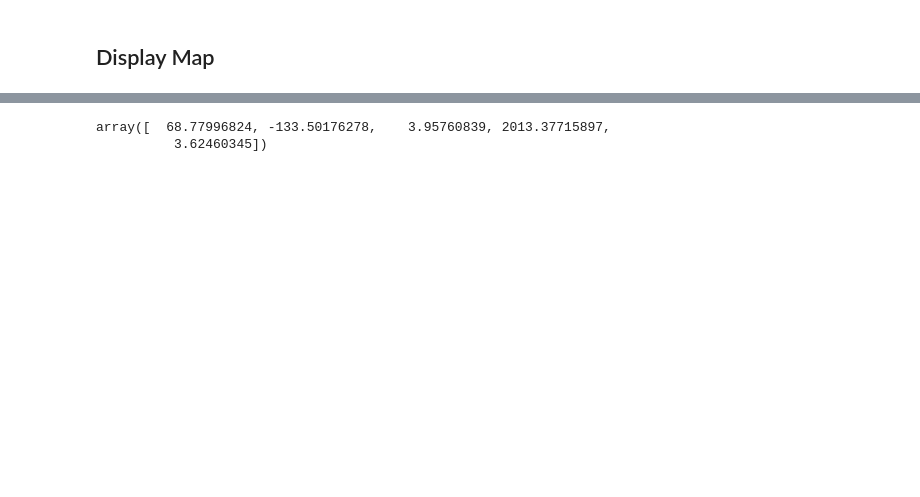
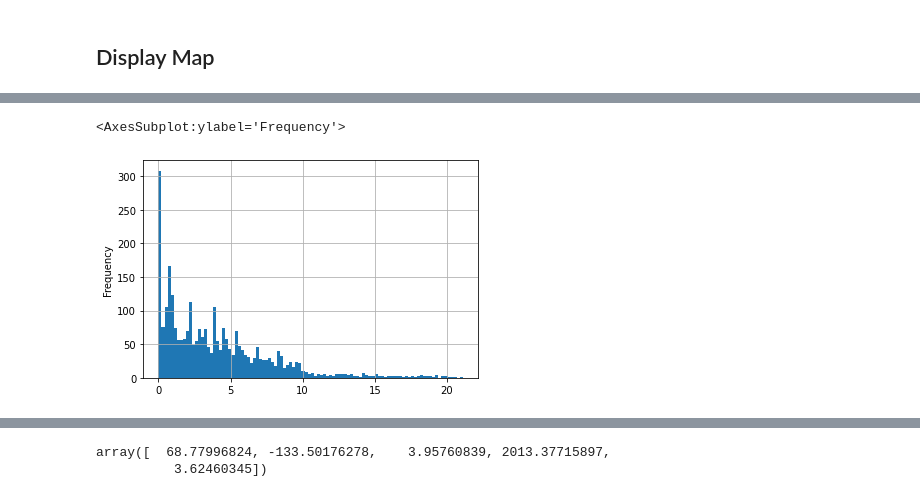
Before and after one commit to bqianz/film, a Jupyter notebook: mlpfilm_ice.ipynb, the cells around one changed output, grey strips where cells are left out. Saved outputs shown, nothing was run; the diff lists cells and outputs as text; code cells hidden in the pictures; blank space fills up the shorter version.

```diff
--- a/mlpfilm_ice.ipynb
+++ b/mlpfilm_ice.ipynb
@@ -800,3 +796,8 @@ print(df.depth.min())
+# %%
+df.depth.plot.hist(grid=True, bins = 100)
+# %% [output]
+<AxesSubplot:ylabel='Frequency'>
+[figure, added]
 # %%
 latitude_max = 69.5
 latitude_min = 68.3
```
Also changed, not shown: parts of 37 cells of this notebook.
